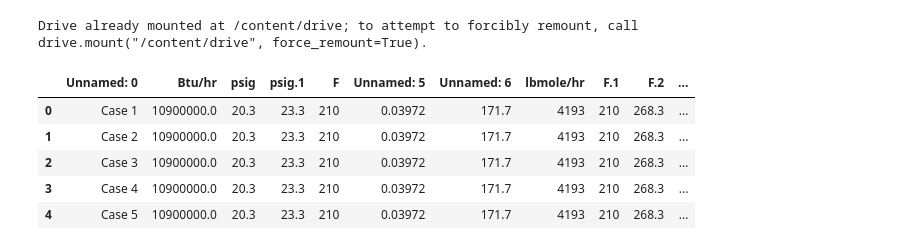
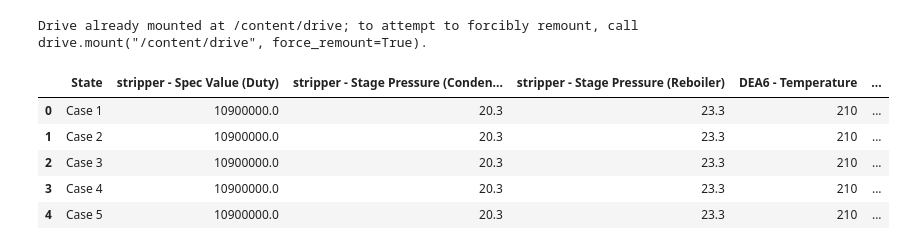
Before and after one commit to Veraeze/AmineRegeneration, a Jupyter notebook: ReboilerDuty.ipynb, the cells around one changed output. Drawn from its saved outputs; the diff is of its cells as text; code cells hidden in the pictures.

```diff
--- a/ReboilerDuty.ipynb
+++ b/ReboilerDuty.ipynb
@@ -46,17 +46,17 @@ Drive already mounted at /content/drive; to attempt to forcibly remount, call dr
 # %%
 # Load the dataset, skipping the first two non-data rows
 
 import pandas as pd
 
 file_path = '/content/drive/MyDrive/MLDatasets/amine_gen_data.csv'
-df = pd.read_csv(file_path, skiprows=2)
+df = pd.read_csv(file_path, skiprows=[1, 2])
 
 # Display first few rows
 df.head()
 # %% [output]
-|  | Unnamed: 0 | Btu/hr | psig | psig.1 | F | Unnamed: 5 | Unnamed: 6 | lbmole/hr | F.1 | F.2 | ... |
-| 0 | Case 1 | 10900000.0 | 20.3 | 23.3 | 210 | 0.03972 | 171.7 | 4193 | 210 | 268.3 | ... |
-| 1 | Case 2 | 10900000.0 | 20.3 | 23.3 | 210 | 0.03972 | 171.7 | 4193 | 210 | 268.3 | ... |
-| 2 | Case 3 | 10900000.0 | 20.3 | 23.3 | 210 | 0.03972 | 171.7 | 4193 | 210 | 268.3 | ... |
-| 3 | Case 4 | 10900000.0 | 20.3 | 23.3 | 210 | 0.03972 | 171.7 | 4193 | 210 | 268.3 | ... |
-| 4 | Case 5 | 10900000.0 | 20.3 | 23.3 | 210 | 0.03972 | 171.7 | 4193 | 210 | 268.3 | ... |
+|  | State | stripper - Spec Value (Duty) | stripper - Stage Pressure (Conden... | stripper - Stage Pressure (Reboiler) | DEA6 - Temperature | ... |
+| 0 | Case 1 | 10900000.0 | 20.3 | 23.3 | 210 | ... |
+| 1 | Case 2 | 10900000.0 | 20.3 | 23.3 | 210 | ... |
+| 2 | Case 3 | 10900000.0 | 20.3 | 23.3 | 210 | ... |
+| 3 | Case 4 | 10900000.0 | 20.3 | 23.3 | 210 | ... |
+| 4 | Case 5 | 10900000.0 | 20.3 | 23.3 | 210 | ... |
```
Also changed, not shown: parts of 7 cells of this notebook.
